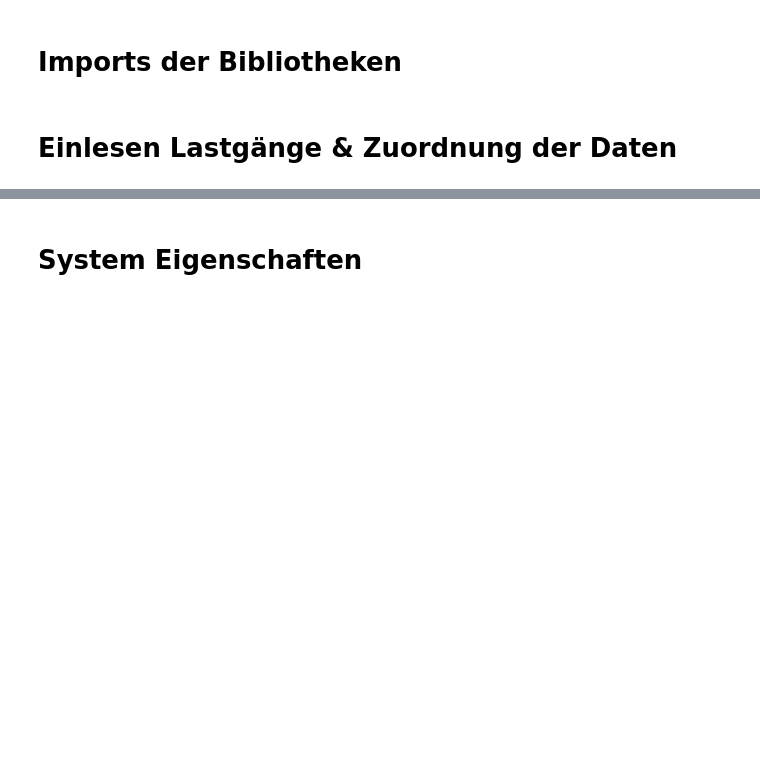
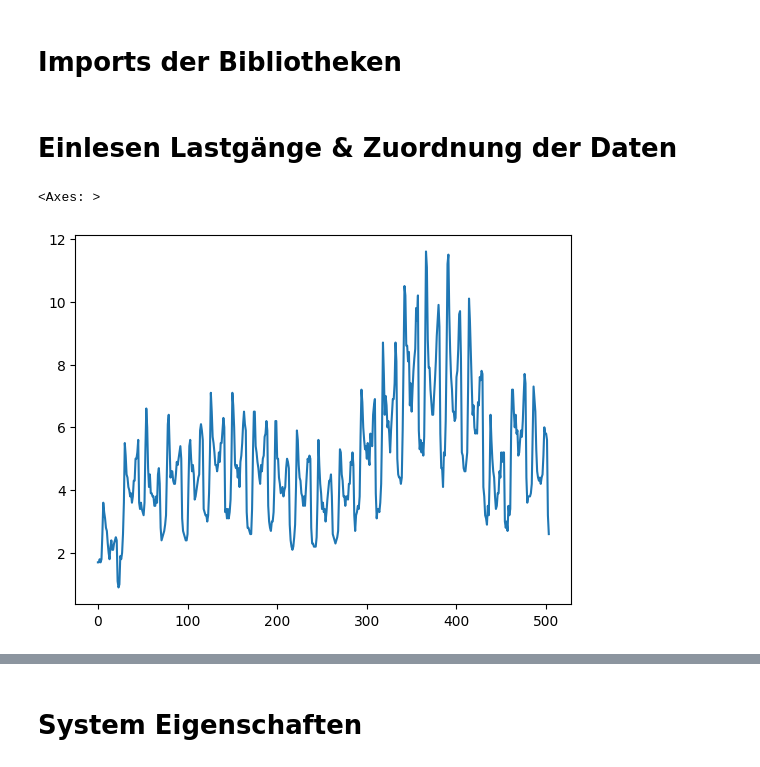
Before and after one commit to choffma8/masterprojektWaermespeicher, a Jupyter notebook: konstanterVolumenspeicher - 3 Wochen.ipynb, the cells around one changed output, grey strips where cells are left out. Saved outputs shown, nothing was run; the diff lists cells and outputs as text; code cells hidden in the pictures; blank space fills up the shorter version.

Commit message:
Implementierung - der 3 Wochen simulatuion in konstanterVolumenspeicher. Etablierung einer Unterordners von der 3 Wochen simulation beim konstanten Volumenspeicher

```diff
--- a/konstanterVolumenspeicher - 3 Wochen.ipynb
+++ b/konstanterVolumenspeicher - 3 Wochen.ipynb
@@ -16,11 +16,19 @@ import seaborn as sns
 # Einlesen Lastgänge & Zuordnung der Daten
 # %%
 #Einlesen der Lastgänge
-input_data = pd.read_csv('Inputs/load_profile.csv', index_col=0)
+input_data = pd.read_csv('Inputs/MasterProjekt_Lastprofile.csv', index_col=0)
 input_data
+
+#limitieren der Daten auf 3 Wochen
+start = 0      # 0 = Anfang des Jahres
+input_data = input_data.iloc[start : start + 504]
+input_data.index = range(len(input_data))
 # %%
 #Zuordnung der Daten aus den Lastgängen
-raumwaerme = input_data['heat_space'] #Heizlast von SFH in kW
+raumwaerme = input_data['Zone 2-Raumwaerme (kW)'] #Heizlast von SFH in kW
 raumwaerme.plot()
+# %% [output]
+<Axes: >
+[figure, added]
 # %%
 # aussentemperatur = df_data_weather['DE_temperature']
```
Also changed, not shown: parts of 27 cells of this notebook, 25 other files.
